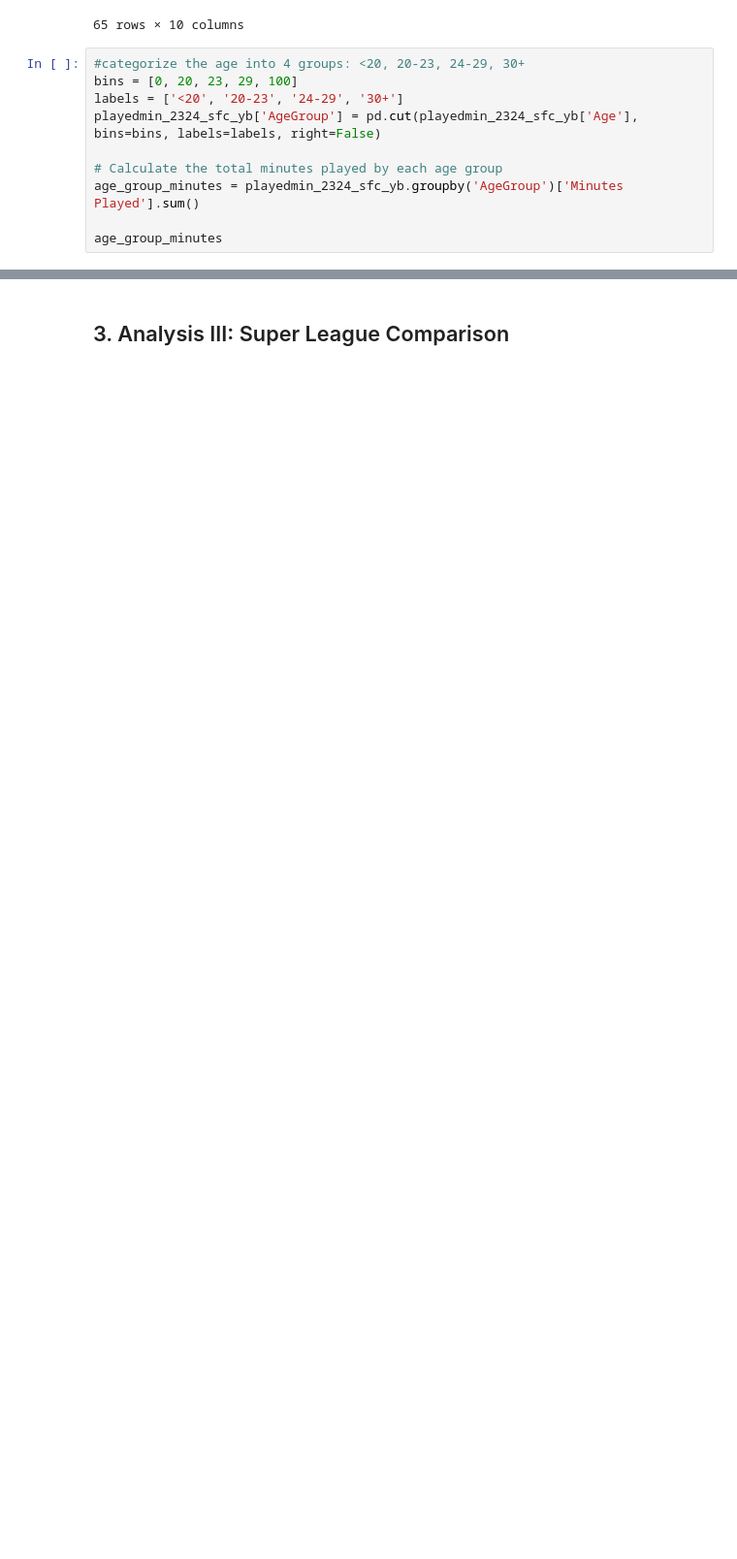
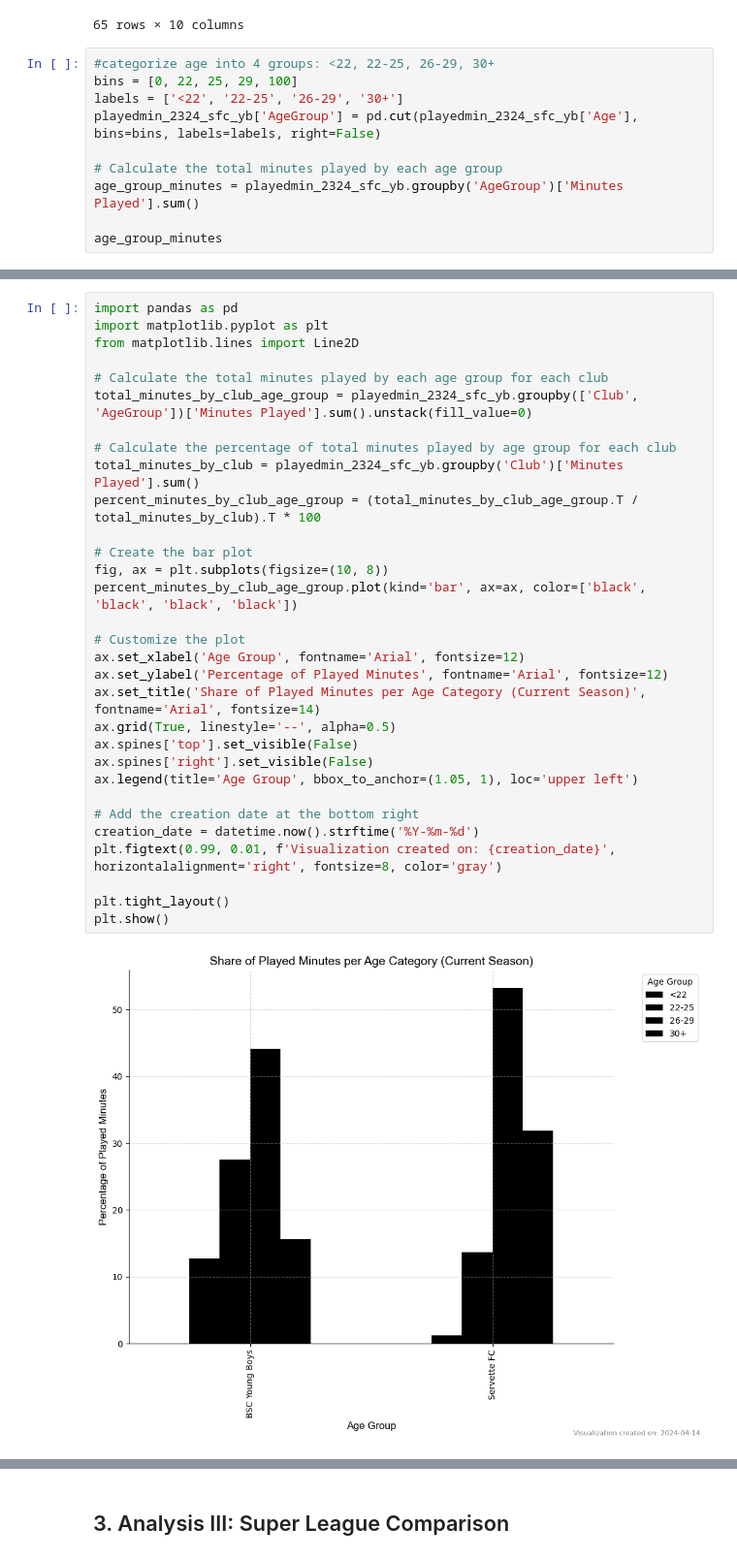
Before and after one commit to heinimoreno/PBL_RA_MH, a Jupyter notebook: documents_kickoff_SFC/DataAnalysis4KickOff.ipynb, the cells around one changed output, grey strips where cells are left out. Shown: that part at 97% size. Cells and saved outputs as stored; diff of their text form; blank space fills up the shorter version.

```diff
--- a/documents_kickoff_SFC/DataAnalysis4KickOff.ipynb
+++ b/documents_kickoff_SFC/DataAnalysis4KickOff.ipynb
@@ -360,9 +454,9 @@ playedmin_2324_sfc_yb
 | 402 | Yoan Severin | 2306 | 25 | 4 | 2 | 2 | Centre-Back | 27 | ... |
 65 rows × 10 columns
 # %%
-#categorize the age into 4 groups: <20, 20-23, 24-29, 30+
-bins = [0, 20, 23, 29, 100]
-labels = ['<20', '20-23', '24-29', '30+']
+#categorize age into 4 groups: <22, 22-25, 26-29, 30+
+bins = [0, 22, 25, 29, 100]
+labels = ['<22', '22-25', '26-29', '30+']
 playedmin_2324_sfc_yb['AgeGroup'] = pd.cut(playedmin_2324_sfc_yb['Age'], bins=bins, labels=labels, right=False)
 
 # Calculate the total minutes played by each age group
@@ -380,0 +477,33 @@ Name: Minutes Played, dtype: int64
+# %%
+import pandas as pd
+import matplotlib.pyplot as plt
+from matplotlib.lines import Line2D
+
+# Calculate the total minutes played by each age group for each club
+total_minutes_by_club_age_group = playedmin_2324_sfc_yb.groupby(['Club', 'AgeGroup'])['Minutes Played'].sum().unstack(fill_value=0)
+
+# Calculate the percentage of total minutes played by age group for each club
+total_minutes_by_club = playedmin_2324_sfc_yb.groupby('Club')['Minutes Played'].sum()
+percent_minutes_by_club_age_group = (total_minutes_by_club_age_group.T / total_minutes_by_club).T * 100
+
+# Create the bar plot
+fig, ax = plt.subplots(figsize=(10, 8))
+percent_minutes_by_club_age_group.plot(kind='bar', ax=ax, color=['black', 'black', 'black', 'black'])
+
+# Customize the plot
+ax.set_xlabel('Age Group', fontname='Arial', fontsize=12)
+ax.set_ylabel('Percentage of Played Minutes', fontname='Arial', fontsize=12)
+ax.set_title('Share of Played Minutes per Age Category (Current Season)', fontname='Arial', fontsize=14)
+ax.grid(True, linestyle='--', alpha=0.5)
+ax.spines['top'].set_visible(False)
+ax.spines['right'].set_visible(False)
+ax.legend(title='Age Group', bbox_to_anchor=(1.05, 1), loc='upper left')
+
+# Add the creation date at the bottom right
+creation_date = datetime.now().strftime('%Y-%m-%d')
+plt.figtext(0.99, 0.01, f'Visualization created on: {creation_date}', horizontalalignment='right', fontsize=8, color='gray')
+
+plt.tight_layout()
+plt.show()
+# %% [output]
+[figure, added]
```
Also changed, not shown: parts of 65 cells of this notebook.
